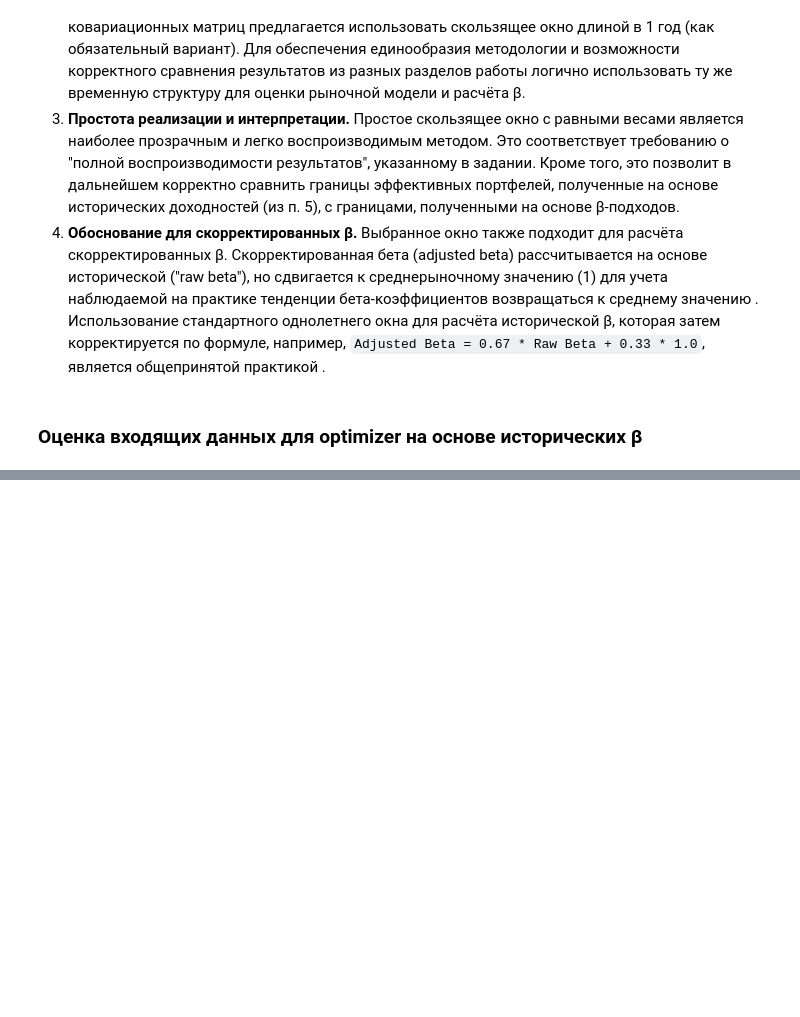
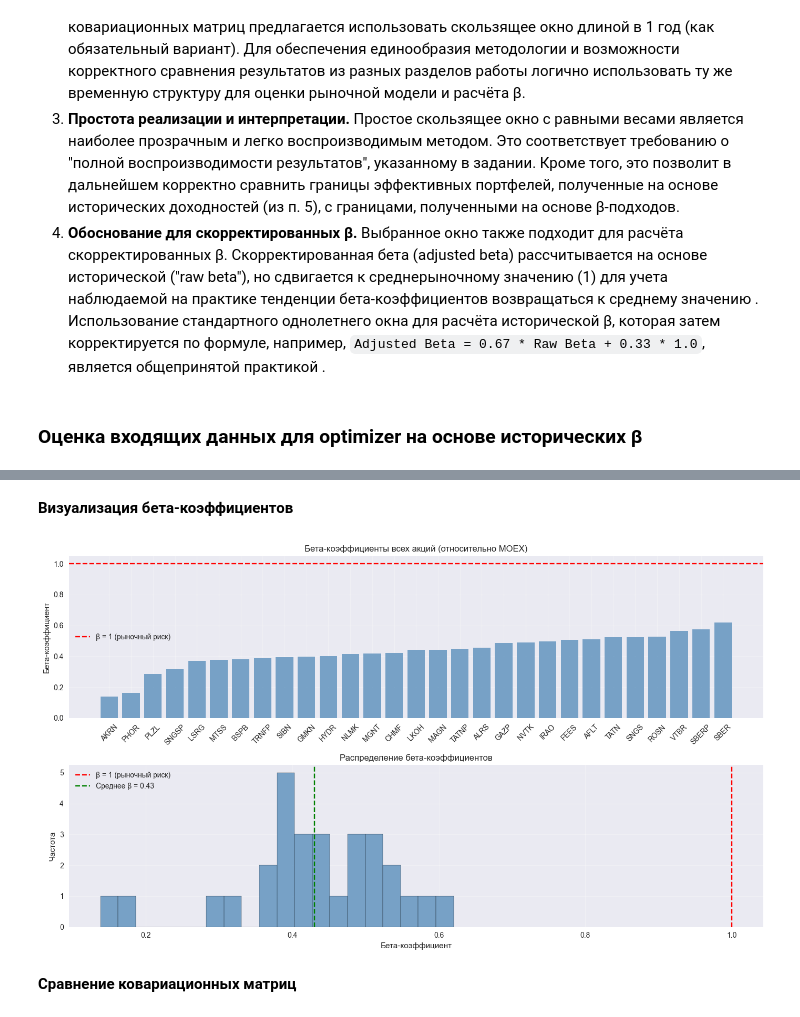
Before and after one commit to diink-iis/investment-portfolio, a Jupyter notebook: portfolio_analysis.ipynb, the cells around one changed output, grey strips where cells are left out. Saved outputs shown, nothing was run; the diff lists cells and outputs as text; code cells hidden in the pictures; blank space fills up the shorter version.

```diff
--- a/portfolio_analysis.ipynb
+++ b/portfolio_analysis.ipynb
@@ -554,0 +547,4 @@ print(f"Средний макс. Шарп: {rolling_exp_stability['max_sharpe'].
+# %%
+betas_result = covariance_from_historical_betas(
+    returns, market_ticker='MOEX', include_residuals=True
+)
@@ -554,0 +569,33 @@ print(f"Средний макс. Шарп: {rolling_exp_stability['max_sharpe'].
+# %% [markdown]
+**Визуализация бета-коэффициентов**
+# %%
+plt.figure(figsize=(14, 8))
+
+betas_sorted = betas_result['betas'].sort_values()
+
+plt.subplot(2, 1, 1)
+bars = plt.bar(range(len(betas_sorted)), betas_sorted.values, color='steelblue', alpha=0.7)
+plt.axhline(y=1, color='red', linestyle='--', label='β = 1 (рыночный риск)')
+plt.axhline(y=0, color='gray', linestyle='-', linewidth=0.5)
+plt.xticks(range(len(betas_sorted)), betas_sorted.index, rotation=45)
+plt.ylabel('Бета-коэффициент')
+plt.title('Бета-коэффициенты всех акций (относительно MOEX)')
+plt.legend()
+plt.grid(True, alpha=0.3)
+
+plt.subplot(2, 1, 2)
+plt.hist(betas_result['betas'].values, bins=20, color='steelblue', alpha=0.7, edgecolor='black')
+plt.axvline(x=1, color='red', linestyle='--', label='β = 1 (рыночный риск)')
+plt.axvline(x=betas_result['betas'].mean(), color='green', linestyle='--', label=f'Среднее β = {betas_result["betas"].mean():.2f}')
+plt.xlabel('Бета-коэффициент')
+plt.ylabel('Частота')
+plt.title('Распределение бета-коэффициентов')
+plt.legend()
+plt.grid(True, alpha=0.3)
+
+plt.tight_layout()
+plt.show()
+# %% [output]
+[figure, added]
+# %% [markdown]
+**Сравнение ковариационных матриц**
```
Also changed, not shown: parts of 24 cells of this notebook, 12 other files.
